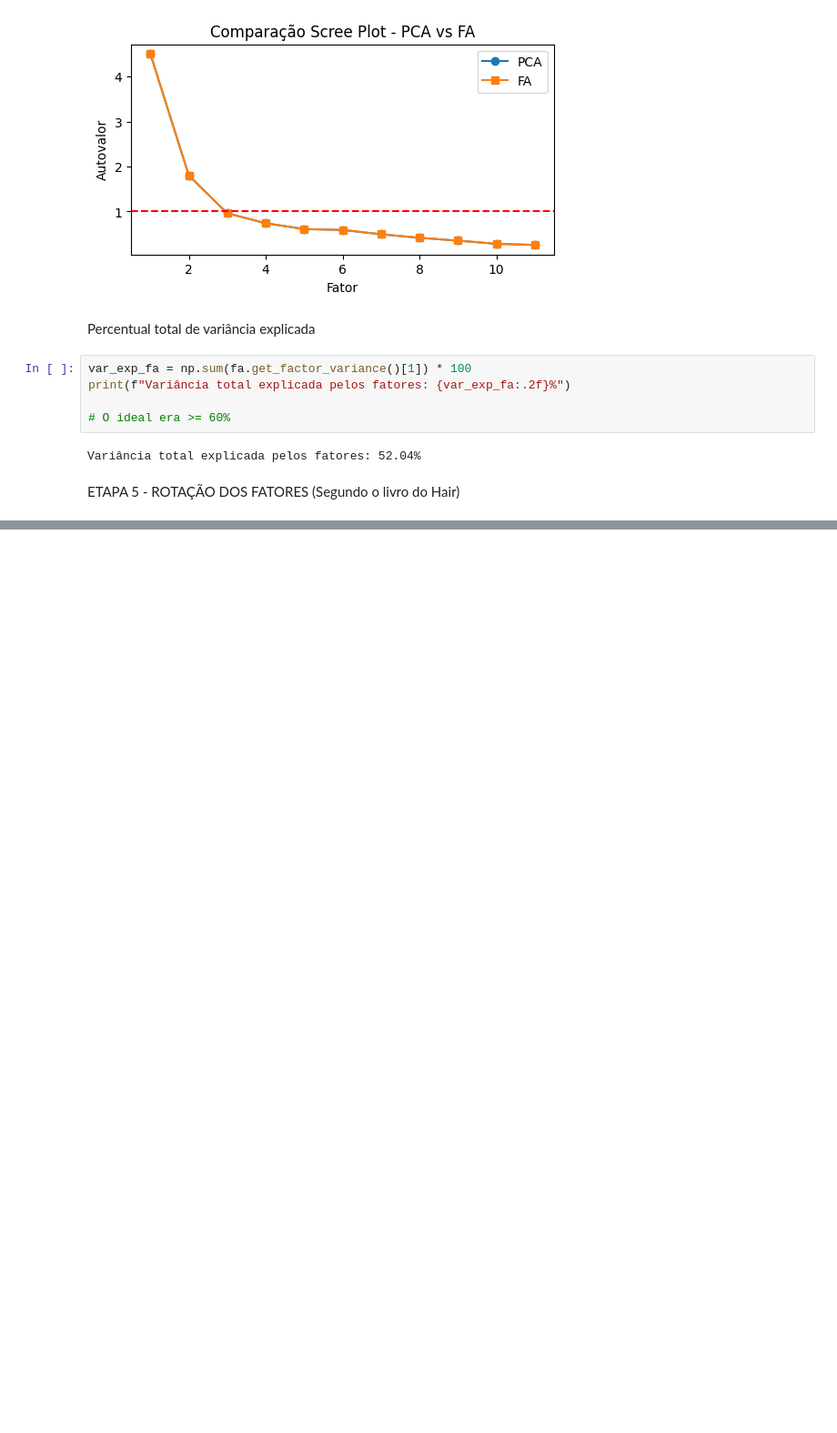
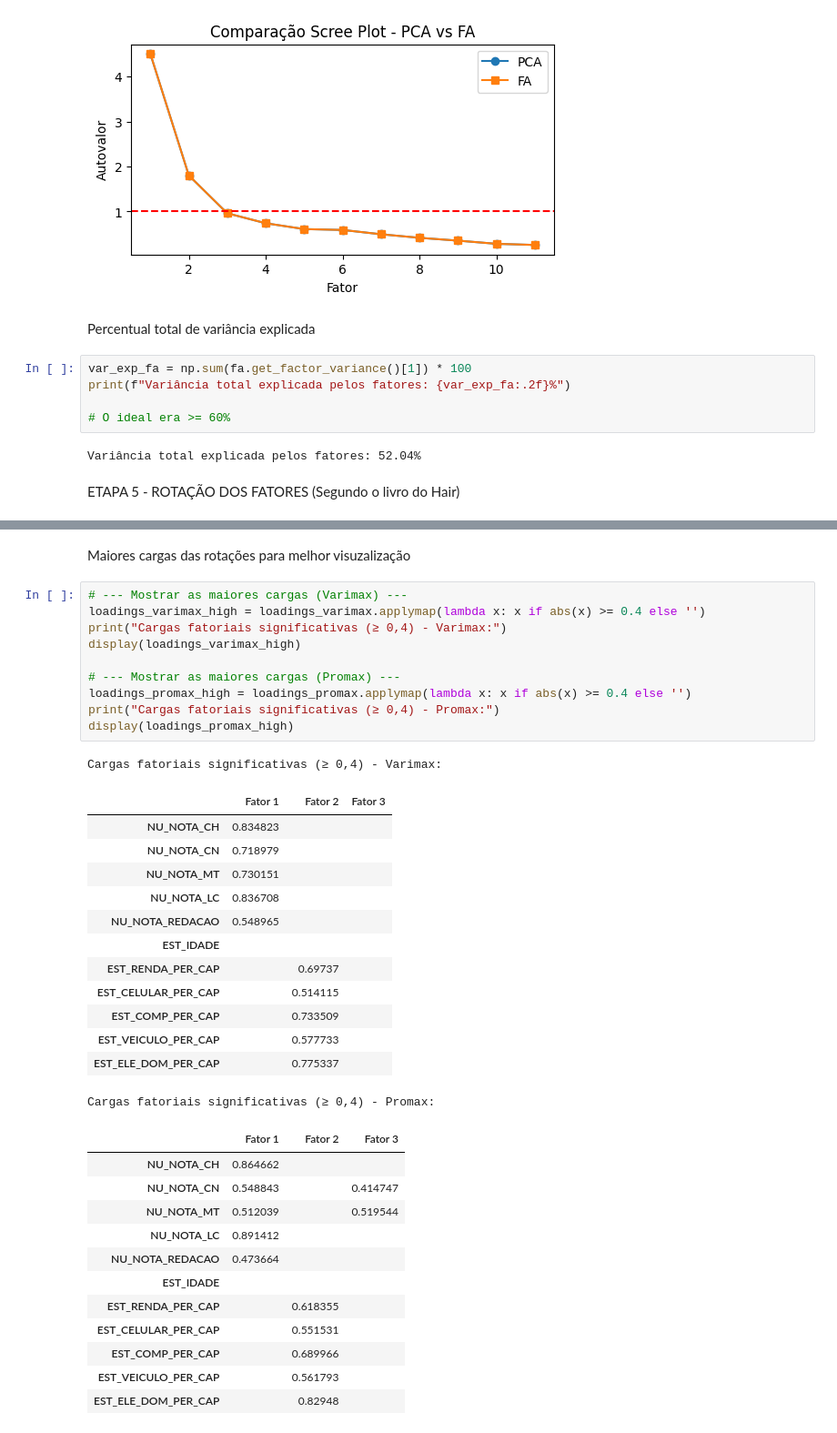
Before and after one commit to gl4a-Veloso/materiais-mqam, a Jupyter notebook: enem/T4/analise_fatorial.ipynb, the cells around one changed output, grey strips where cells are left out. Shown at 91% size. Saved outputs shown, nothing was run; the diff lists cells and outputs as text; blank space fills up the shorter version.

```diff
--- a/enem/T4/analise_fatorial.ipynb
+++ b/enem/T4/analise_fatorial.ipynb
@@ -361,0 +474,39 @@ Validação (ainda não sei fazer isso)
+# %% [markdown]
+Maiores cargas das rotações para melhor visuzalização
+# %%
+# --- Mostrar as maiores cargas (Varimax) ---
+loadings_varimax_high = loadings_varimax.applymap(lambda x: x if abs(x) >= 0.4 else '')
+print("Cargas fatoriais significativas (≥ 0,4) - Varimax:")
+display(loadings_varimax_high)
+
+# --- Mostrar as maiores cargas (Promax) ---
+loadings_promax_high = loadings_promax.applymap(lambda x: x if abs(x) >= 0.4 else '')
+print("Cargas fatoriais significativas (≥ 0,4) - Promax:")
+display(loadings_promax_high)
+# %% [output]
+Cargas fatoriais significativas (≥ 0,4) - Varimax:
+|  | Fator 1 | Fator 2 | Fator 3 |
+| NU_NOTA_CH | 0.834823 |  |  |
+| NU_NOTA_CN | 0.718979 |  |  |
+| NU_NOTA_MT | 0.730151 |  |  |
+| NU_NOTA_LC | 0.836708 |  |  |
+| NU_NOTA_REDACAO | 0.548965 |  |  |
+| EST_IDADE |  |  |  |
+| EST_RENDA_PER_CAP |  | 0.69737 |  |
+| EST_CELULAR_PER_CAP |  | 0.514115 |  |
+| EST_COMP_PER_CAP |  | 0.733509 |  |
+| EST_VEICULO_PER_CAP |  | 0.577733 |  |
+| EST_ELE_DOM_PER_CAP |  | 0.775337 |  |
+Cargas fatoriais significativas (≥ 0,4) - Promax:
+|  | Fator 1 | Fator 2 | Fator 3 |
+| NU_NOTA_CH | 0.864662 |  |  |
+| NU_NOTA_CN | 0.548843 |  | 0.414747 |
+| NU_NOTA_MT | 0.512039 |  | 0.519544 |
+| NU_NOTA_LC | 0.891412 |  |  |
+| NU_NOTA_REDACAO | 0.473664 |  |  |
+| EST_IDADE |  |  |  |
+| EST_RENDA_PER_CAP |  | 0.618355 |  |
+| EST_CELULAR_PER_CAP |  | 0.551531 |  |
+| EST_COMP_PER_CAP |  | 0.689966 |  |
+| EST_VEICULO_PER_CAP |  | 0.561793 |  |
+| EST_ELE_DOM_PER_CAP |  | 0.82948 |  |
```
Also changed, not shown: parts of 15 cells of this notebook.
